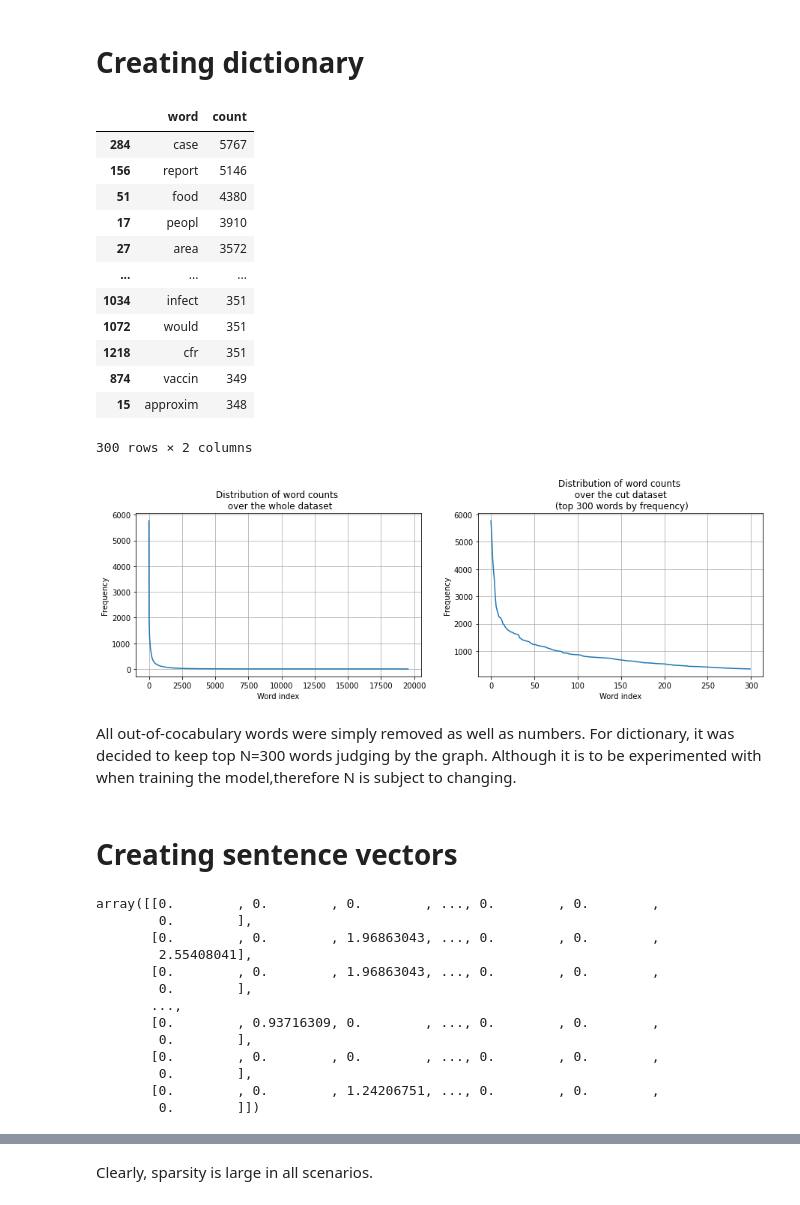
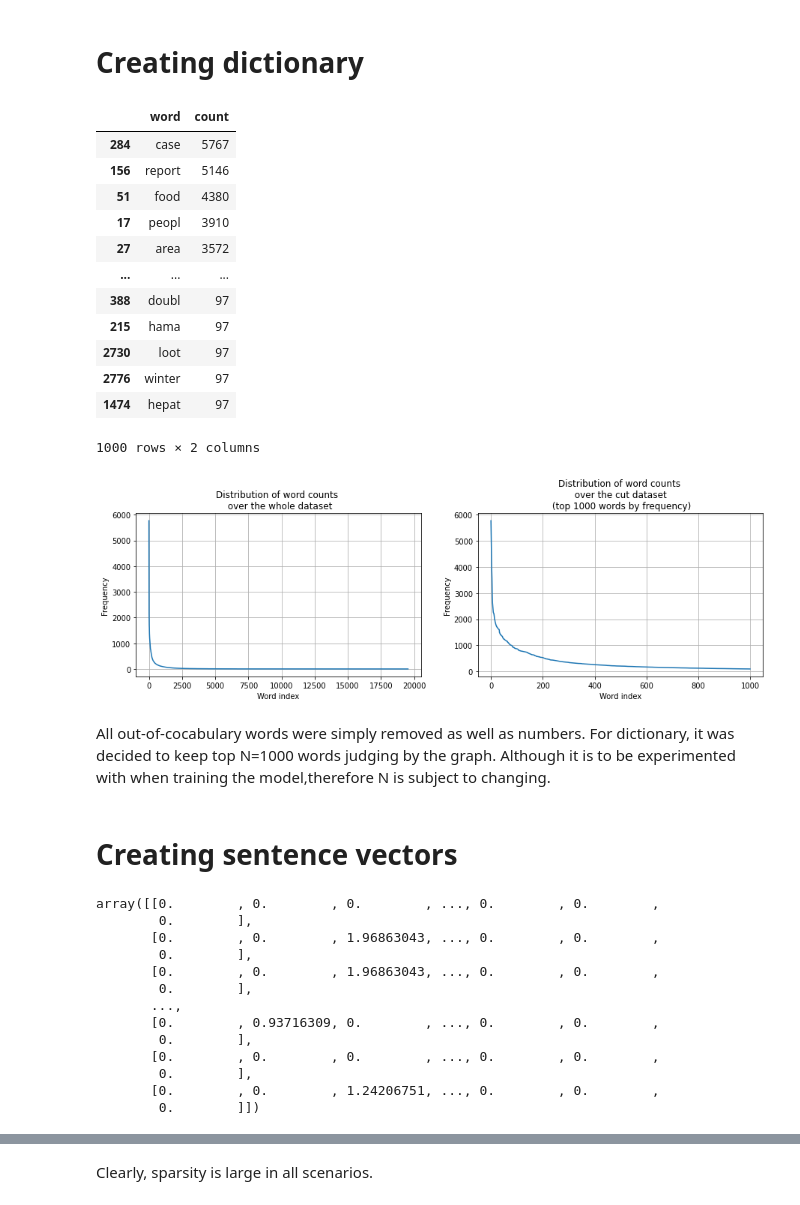
Before and after one commit to ozoin/NLP_Project, a Jupyter notebook: Assignment1.ipynb, the cells around one changed output, grey strips where cells are left out. Saved outputs shown, nothing was run; the diff lists cells and outputs as text; code cells hidden in the pictures.

```diff
--- a/Assignment1.ipynb
+++ b/Assignment1.ipynb
@@ -179,7 +179,7 @@ def create_vocab_dict(preprocessed: pd.DataFrame = df_train_prepr,
 
     return dict_full, dict_cut
 # %%
-dict_full, dict_cut = create_vocab_dict(topN=300)
+dict_full, dict_cut = create_vocab_dict(topN=1000)
 dict_cut
 # %% [output]
 |  | word | count |
@@ -189,43 +189,43 @@ dict_cut
 | 17 | peopl | 3910 |
 | 27 | area | 3572 |
 | ... | ... | ... |
-| 1034 | infect | 351 |
-| 1072 | would | 351 |
-| 1218 | cfr | 351 |
-| 874 | vaccin | 349 |
-| 15 | approxim | 348 |
+| 388 | doubl | 97 |
+| 215 | hama | 97 |
+| 2730 | loot | 97 |
+| 2776 | winter | 97 |
+| 1474 | hepat | 97 |
-300 rows × 2 columns
+1000 rows × 2 columns
 # %%
 import matplotlib.pyplot as plt
 
 
 figure = plt.figure(figsize = (15, 4))
 
 figure.add_subplot(1, 2, 1)
 
 
 plt.plot(range(len(dict_full['count'])),dict_full['count'])
 plt.grid(True)
 plt.xlabel('Word index')
 plt.ylabel('Frequency')
 plt.title('Distribution of word counts \n over the whole dataset')
 
 
 
 figure.add_subplot(1, 2, 2)
 plt.plot(range(len(dict_cut['count'])),dict_cut['count'])
 plt.grid(True)
 plt.xlabel('Word index')
 plt.ylabel('Frequency')
-plt.title(f'Distribution of word counts \n over the cut dataset \n (top 300 words by frequency)')
+plt.title(f'Distribution of word counts \n over the cut dataset \n (top 1000 words by frequency)')
 plt.show()
 
 
 #We can clearly see a huge disbalance which is to be addressed with model.
 # %% [output]
-[figure, old version]
+[figure, new version]
 # %% [markdown]
-All out-of-cocabulary words were simply removed as well as numbers. For dictionary, it was decided to keep top N=300 words judging by the graph. Although it is to be experimented with when training the model,therefore N is subject to changing.
+All out-of-cocabulary words were simply removed as well as numbers. For dictionary, it was decided to keep top N=1000 words judging by the graph. Although it is to be experimented with when training the model,therefore N is subject to changing.
 # %% [markdown]
 # Creating sentence vectors
 # %%
@@ -342,7 +342,7 @@ tf_idf_train
 array([[0.        , 0.        , 0.        , ..., 0.        , 0.        ,
         0.        ],
        [0.        , 0.        , 1.96863043, ..., 0.        , 0.        ,
-        2.55408041],
+        0.        ],
        [0.        , 0.        , 1.96863043, ..., 0.        , 0.        ,
         0.        ],
        ...,
```
Also changed, not shown: parts of 2 cells of this notebook.
